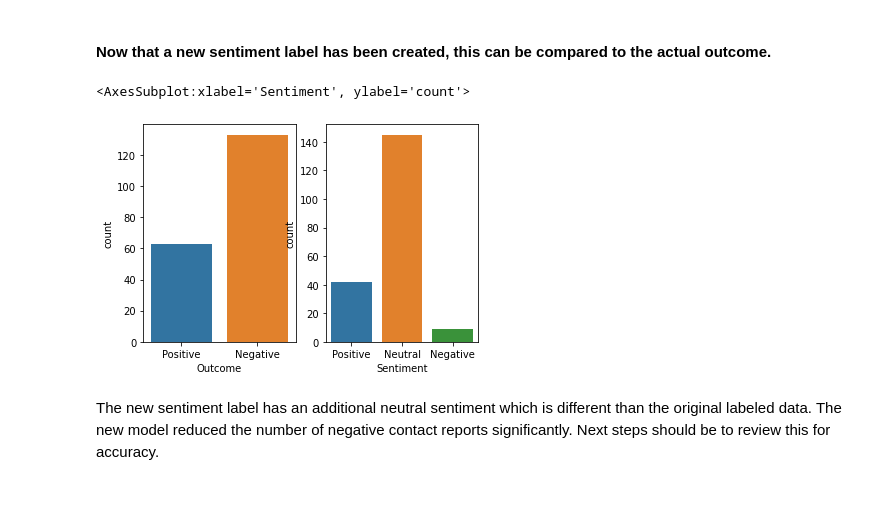
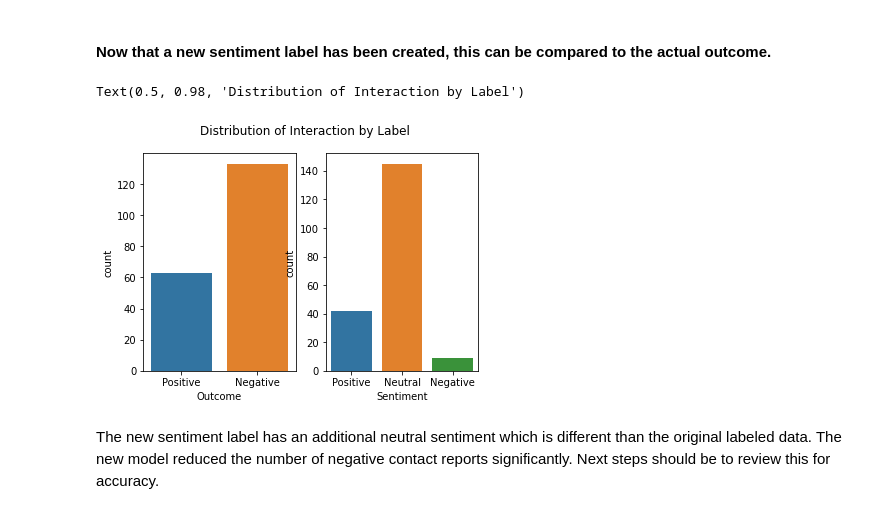
Before and after one commit to ngockle/Projects, a Jupyter notebook: Contact Report Analysis/Sentiment Analysis - Contact Reports.ipynb, the cells around one changed output. Saved outputs shown, nothing was run; the diff lists cells and outputs as text; code cells hidden in the pictures.

```diff
--- a/Contact Report Analysis/Sentiment Analysis - Contact Reports.ipynb
+++ b/Contact Report Analysis/Sentiment Analysis - Contact Reports.ipynb
@@ -174,10 +176,11 @@ df.tail()
 # %%
 fig, ax=plt.subplots(1,2)
 sns.countplot(df['Outcome'], ax=ax[0])
 sns.countplot(df['Sentiment'], ax=ax[1])
+plt.suptitle('Distribution of Interaction by Label')
 # %% [output]
-<AxesSubplot:xlabel='Sentiment', ylabel='count'>
+Text(0.5, 0.98, 'Distribution of Interaction by Label')
-[figure, old version]
+[figure, new version]
 # %% [markdown]
 The new sentiment label has an additional neutral sentiment which is different than the original labeled data. The new model reduced the number of negative contact reports significantly. Next steps should be to review this for accuracy.
 # %%
```
Also changed, not shown: parts of 28 cells of this notebook.
